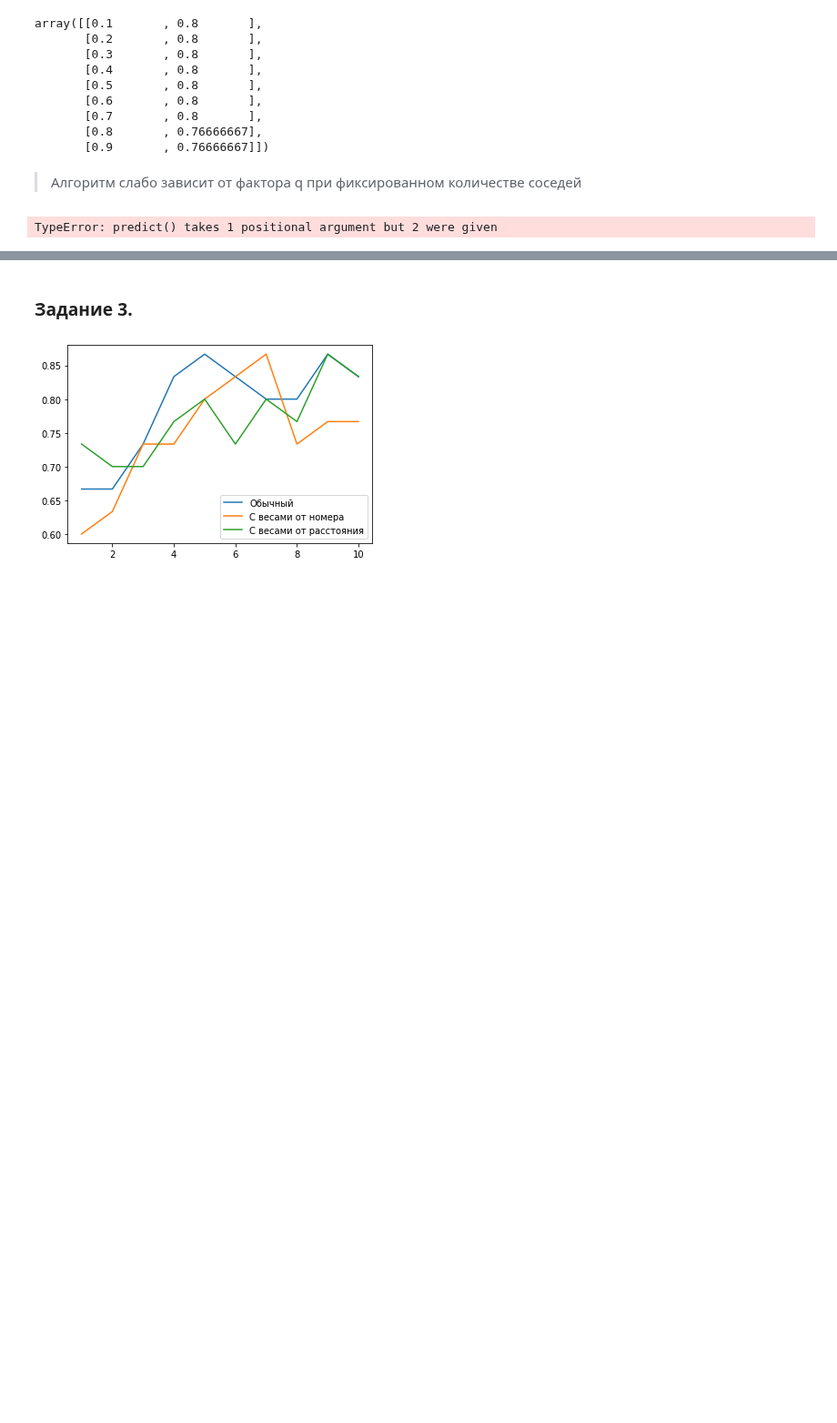
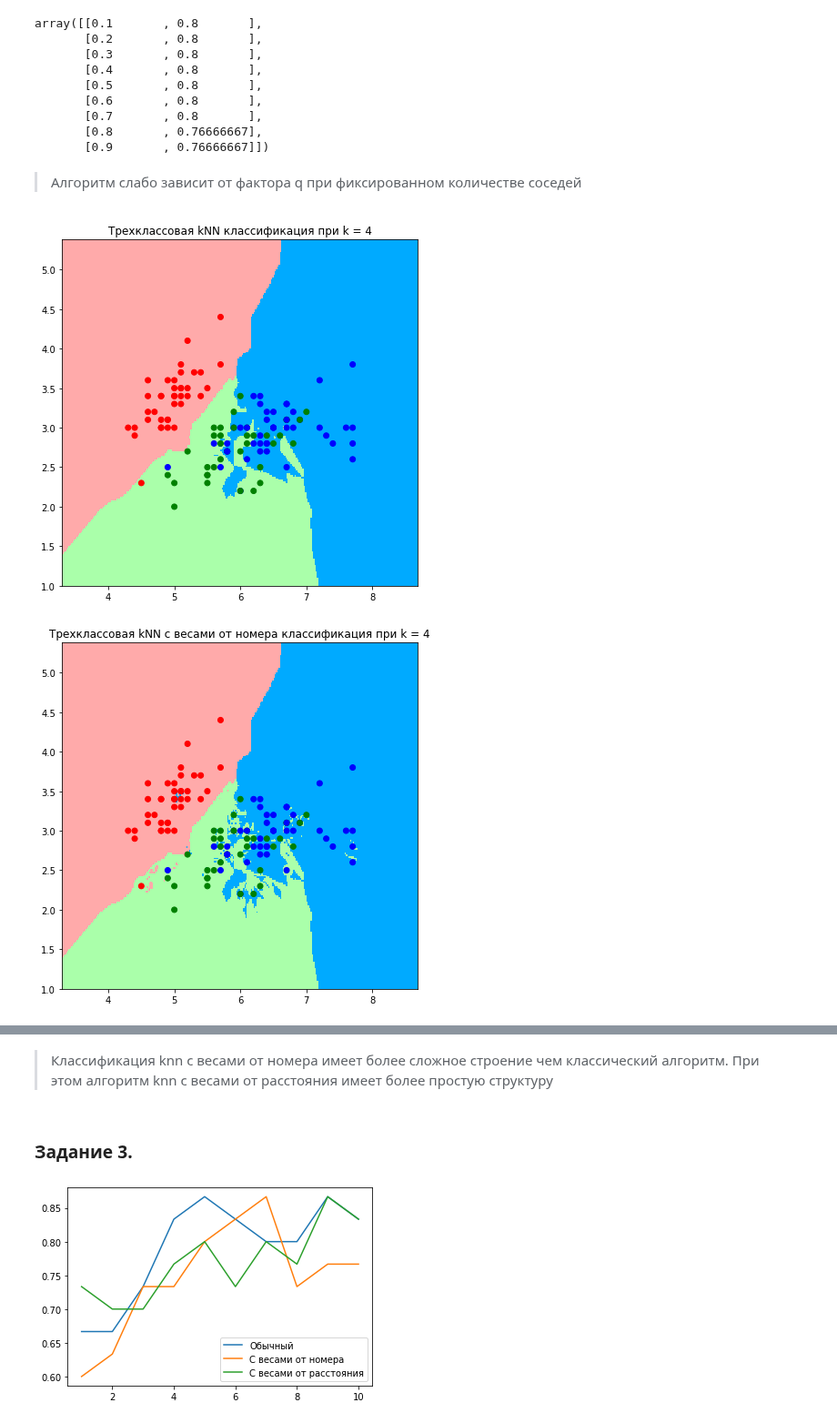
Before and after one commit to alex-chin/gb_data_analysis, a Jupyter notebook: homeworks/home07/home07.ipynb, the cells around one changed output, grey strips where cells are left out. Shown at 91% size. Cells and saved outputs as stored; diff of their text form; code cells hidden in the pictures; blank space fills up the shorter version.

```diff
--- a/homeworks/home07/home07.ipynb
+++ b/homeworks/home07/home07.ipynb
@@ -218,34 +218,41 @@ array([[0.1       , 0.8       ],
 # %%
 from matplotlib.colors import ListedColormap
 
-gbknn_gr = GbKnnWDist(X, y, EvMetDist(), test_size=0.2)
 
-def get_graph(X_train, y_train, k):
-    cmap_light = ListedColormap(['#FFAAAA', '#AAFFAA','#00AAFF'])
-
+def get_graph(classifier: GbKnn, k, title):
+    X_train = classifier.X_train
+    y_train = classifier.y_train
+    cmap = ListedColormap(['red', 'green', 'blue'])
+    cmap_light = ListedColormap(['#FFAAAA', '#AAFFAA', '#00AAFF'])
     h = .02
 
     # Расчет пределов графика
     x_min, x_max = X_train[:, 0].min() - 1, X_train[:, 0].max() + 1
     y_min, y_max = X_train[:, 1].min() - 1, X_train[:, 1].max() + 1
     xx, yy = np.meshgrid(np.arange(x_min, x_max, h), np.arange(y_min, y_max, h))
-    gbknn_gr.params(k_neighbours=k)
-    Z=gbknn_gr.predict(np.c_[xx.ravel(), yy.ravel()])
-    # Получим предсказания для всех точек
-    # Z = knn(X_train, y_train, np.c_[xx.ravel(), yy.ravel()], k)
+    classifier.params(k_neighbours=k)
+    classifier.X_test = np.c_[xx.ravel(), yy.ravel()]
+    Z = classifier.predict()
 
     # Построим график
     Z = np.array(Z).reshape(xx.shape)
-    plt.figure(figsize=(7,7))
+    plt.figure(figsize=(7, 7))
     plt.pcolormesh(xx, yy, Z, cmap=cmap_light)
 
     # Добавим на график обучающую выборку
     plt.scatter(X_train[:, 0], X_train[:, 1], c=y_train, cmap=cmap)
     plt.xlim(xx.min(), xx.max())
     plt.ylim(yy.min(), yy.max())
-    plt.title(f"Трехклассовая kNN классификация при k = {k}")
+    plt.title(f"{title} при k = {k}")
     plt.show()
-# %%
-get_graph(gbknn_gr.X_train, gbknn_gr.y_train, 4)
-# %% [output]
-TypeError: predict() takes 1 positional argument but 2 were given
+# %%
+gbknn1_gr = GbKnn(X, y, EvMetDist(), test_size=0.2)
+gbknn2_gr = GbKnnWNum(X, y, EvMetDist(), test_size=0.2)
+gbknn3_gr = GbKnnWDist(X, y, EvMetDist(), test_size=0.2)
+
+get_graph(gbknn1_gr, 4, 'Трехклассовая kNN классификация')
+get_graph(gbknn2_gr, 4, 'Трехклассовая kNN с весами от номера классификация')
+get_graph(gbknn3_gr, 4, 'Трехклассовая kNN с весами от расстояния классификация')
+# %% [output]
+[figure, added]
+[figure, added]
@@ -252,3 +260,6 @@ TypeError: predict() takes 1 positional argument but 2 were given
+# %% [markdown]
+> Классификация knn с весами от номера имеет более сложное строение чем классический алгоритм.
+> При этом алгоритм knn с весами от расстояния имеет более простую структуру
 # %% [markdown]
 ### Задание 3.
 # %%
```
Also changed, not shown: parts of 1 cell of this notebook, 1 other file.
